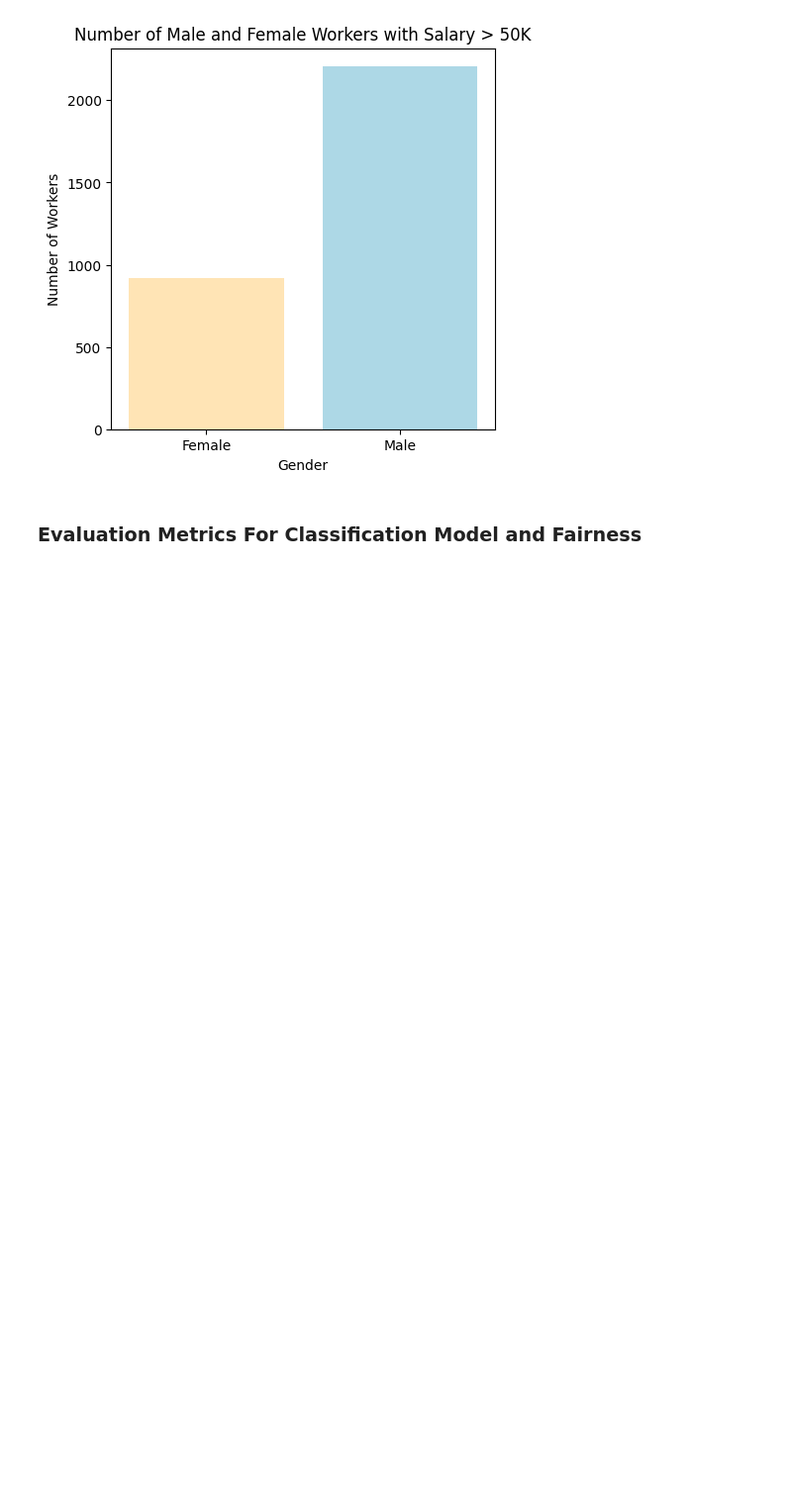
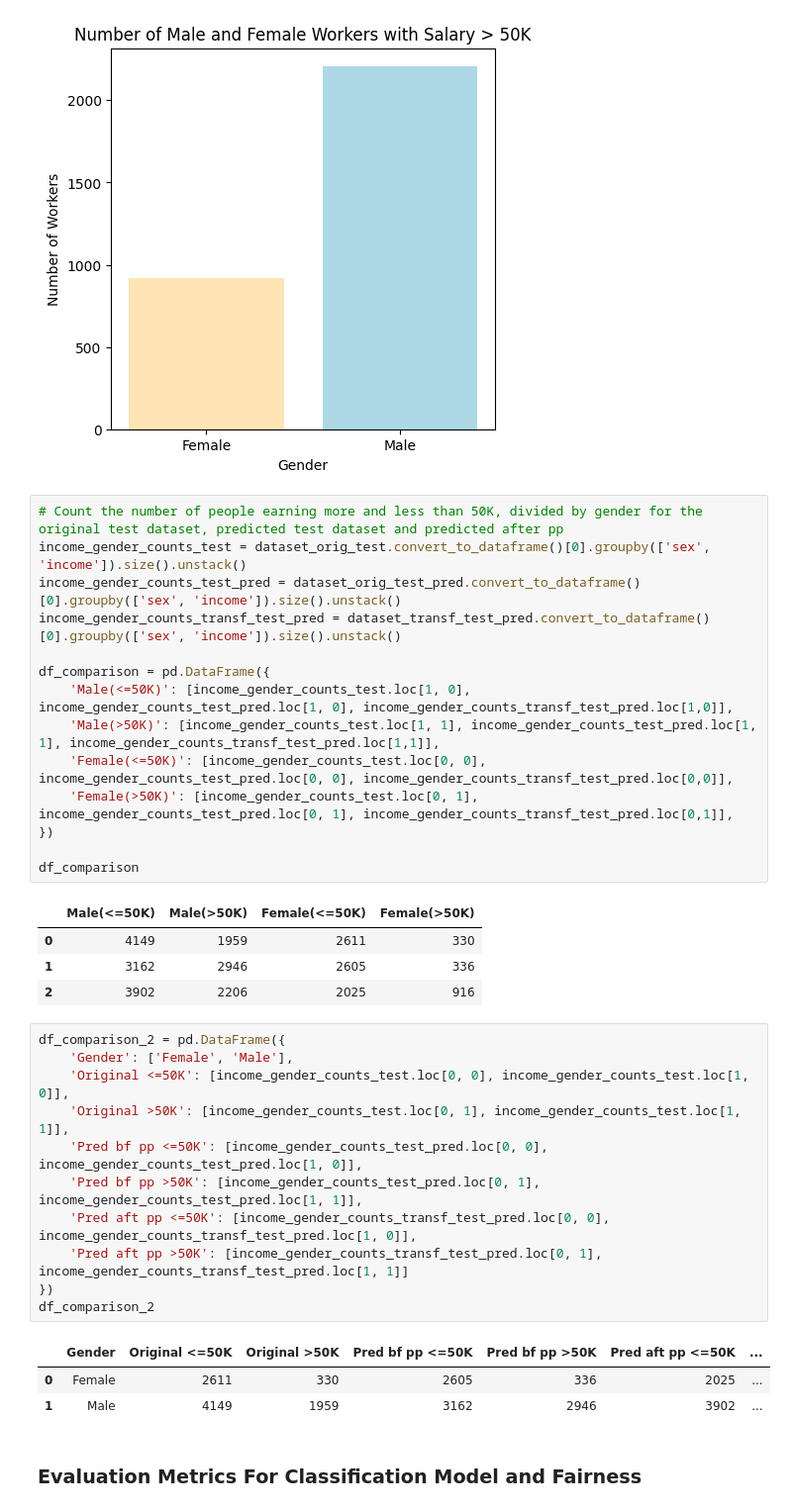
Before and after one commit to alb-p/post_processing_pipeline, a Jupyter notebook: pp_pipeline.ipynb, the cells around one changed output. Shown at 99% size. Saved outputs shown, nothing was run; the diff lists cells and outputs as text; blank space fills up the shorter version.

```diff
--- a/pp_pipeline.ipynb
+++ b/pp_pipeline.ipynb
@@ -615,6 +602,40 @@ Percentage of females earning over 50K: 29.34%
 Number of male workers earning over 50K: 2206
 Total number of workers earning over 50K: 3122
 [figure]
+# %%
+# Count the number of people earning more and less than 50K, divided by gender for the original test dataset, predicted test dataset and predicted after pp
+income_gender_counts_test = dataset_orig_test.convert_to_dataframe()[0].groupby(['sex', 'income']).size().unstack()
+income_gender_counts_test_pred = dataset_orig_test_pred.convert_to_dataframe()[0].groupby(['sex', 'income']).size().unstack()
+income_gender_counts_transf_test_pred = dataset_transf_test_pred.convert_to_dataframe()[0].groupby(['sex', 'income']).size().unstack()
+
+df_comparison = pd.DataFrame({
+    'Male(<=50K)': [income_gender_counts_test.loc[1, 0], income_gender_counts_test_pred.loc[1, 0], income_gender_counts_transf_test_pred.loc[1,0]],
+    'Male(>50K)': [income_gender_counts_test.loc[1, 1], income_gender_counts_test_pred.loc[1, 1], income_gender_counts_transf_test_pred.loc[1,1]],
+    'Female(<=50K)': [income_gender_counts_test.loc[0, 0], income_gender_counts_test_pred.loc[0, 0], income_gender_counts_transf_test_pred.loc[0,0]],
+    'Female(>50K)': [income_gender_counts_test.loc[0, 1], income_gender_counts_test_pred.loc[0, 1], income_gender_counts_transf_test_pred.loc[0,1]],
+})
+
+df_comparison
+# %% [output]
+|  | Male(<=50K) | Male(>50K) | Female(<=50K) | Female(>50K) |
+| 0 | 4149 | 1959 | 2611 | 330 |
+| 1 | 3162 | 2946 | 2605 | 336 |
+| 2 | 3902 | 2206 | 2025 | 916 |
+# %%
+df_comparison_2 = pd.DataFrame({
+    'Gender': ['Female', 'Male'],
+    'Original <=50K': [income_gender_counts_test.loc[0, 0], income_gender_counts_test.loc[1, 0]],
+    'Original >50K': [income_gender_counts_test.loc[0, 1], income_gender_counts_test.loc[1, 1]],
+    'Pred bf pp <=50K': [income_gender_counts_test_pred.loc[0, 0], income_gender_counts_test_pred.loc[1, 0]],
+    'Pred bf pp >50K': [income_gender_counts_test_pred.loc[0, 1], income_gender_counts_test_pred.loc[1, 1]],
+    'Pred aft pp <=50K': [income_gender_counts_transf_test_pred.loc[0, 0], income_gender_counts_transf_test_pred.loc[1, 0]],
+    'Pred aft pp >50K': [income_gender_counts_transf_test_pred.loc[0, 1], income_gender_counts_transf_test_pred.loc[1, 1]]
+})
+df_comparison_2
+# %% [output]
+|  | Gender | Original <=50K | Original >50K | Pred bf pp <=50K | Pred bf pp >50K | Pred aft pp <=50K | ... |
+| 0 | Female | 2611 | 330 | 2605 | 336 | 2025 | ... |
+| 1 | Male | 4149 | 1959 | 3162 | 2946 | 3902 | ... |
 # %% [markdown]
 ### Evaluation Metrics For Classification Model and Fairness
 # %%
```
Also changed, not shown: parts of 8 cells of this notebook, 2 other files.
